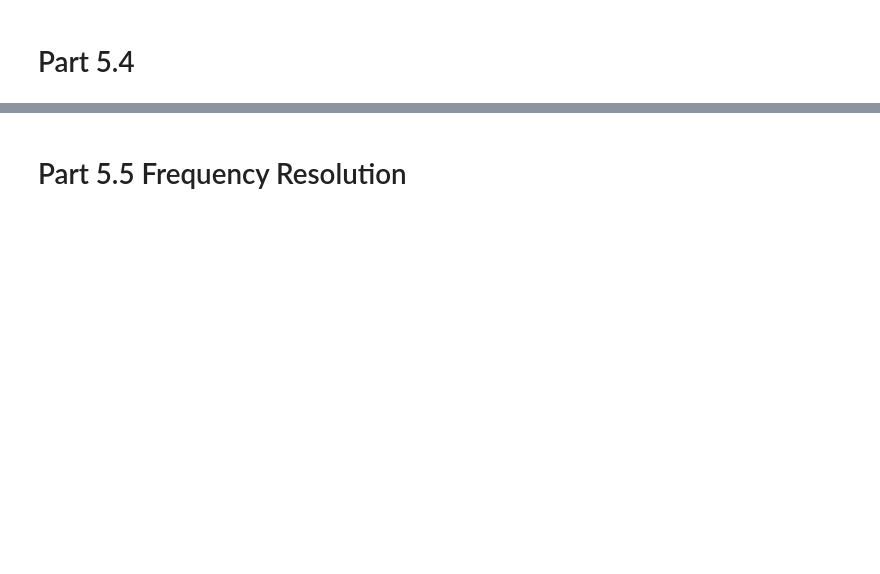
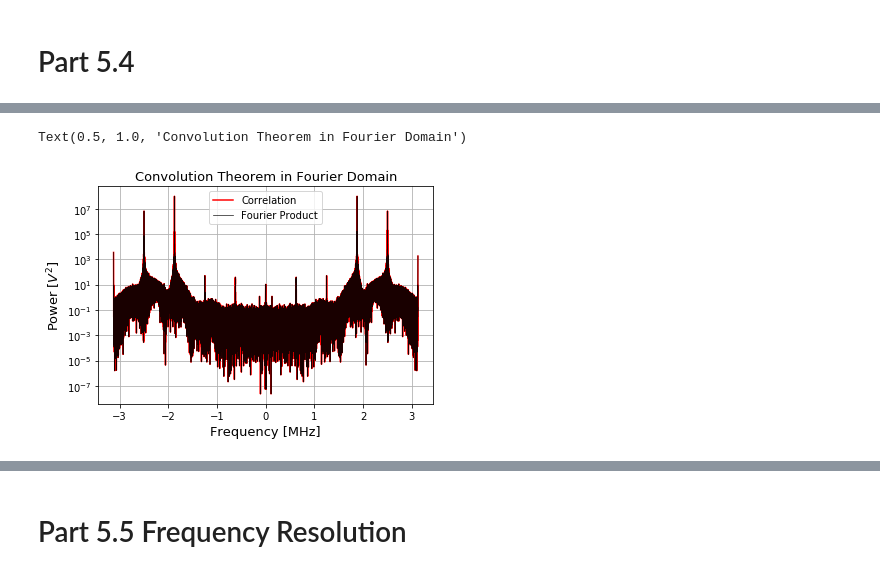
Before and after one commit to James11222/radiolab_repo, a Jupyter notebook: lab1/Emily/Lab1.ipynb, the cells around one changed output, grey strips where cells are left out. Drawn from its saved outputs; the diff is of its cells as text; code cells hidden in the pictures; blank space fills up the shorter version.

```diff
--- a/lab1/Emily/Lab1.ipynb
+++ b/lab1/Emily/Lab1.ipynb
@@ -260,0 +266,30 @@ plt.savefig("leakage.png")
+# %%
+# prove correlation theorem by correlation same as multiplying in FFT and then can plot sinc function over this
+data1 = data['0.625 MHz']/2**15
+data2 = data['1.25 MHz']/2**15
+data1 = np.pad(data1, (len(data1), len(data1)), mode='constant', constant_values=(0,0))
+data2 = np.pad(data2, (len(data2), len(data2)), mode='constant', constant_values=(0,0))
+correlate = np.correlate(data1, data2, mode='same')
+correlate_fft = np.fft.fft(correlate)
+inv_correlate = np.fft.ifft(correlate_fft)
+
+# data1 = data['0.625 MHz']/2**15
+# data2 = data['1.25 MHz']/2**15
+fft1 = np.fft.fft(data1)
+fft2 = np.fft.fft(data2)
+fft = np.conj(fft1) * fft2
+inv_fft = np.fft.ifft(fft)
+freq = np.fft.fftshift(np.fft.fftfreq(len(data1), d=1/6.25))
+plt.plot(freq, np.abs(correlate_fft)**2, 'r-', label="Correlation")
+plt.plot(freq, np.abs(fft)**2, 'k-', lw=0.7, alpha=0.9, label="Fourier Product")
+plt.yscale('log')
+plt.grid()
+plt.legend()
+plt.xlabel('Frequency [MHz]', fontsize=13)
+plt.ylabel('Power [$V^2$]', fontsize=13)
+plt.title('Convolution Theorem in Fourier Domain', fontsize=13)
+# plt.plot(inv_correlate[:200], 'r--')
+# plt.plot(inv_fft[:200])
+# %% [output]
+Text(0.5, 1.0, 'Convolution Theorem in Fourier Domain')
+[figure, added]
```
Also changed, not shown: parts of 37 cells of this notebook, 1 other file.
